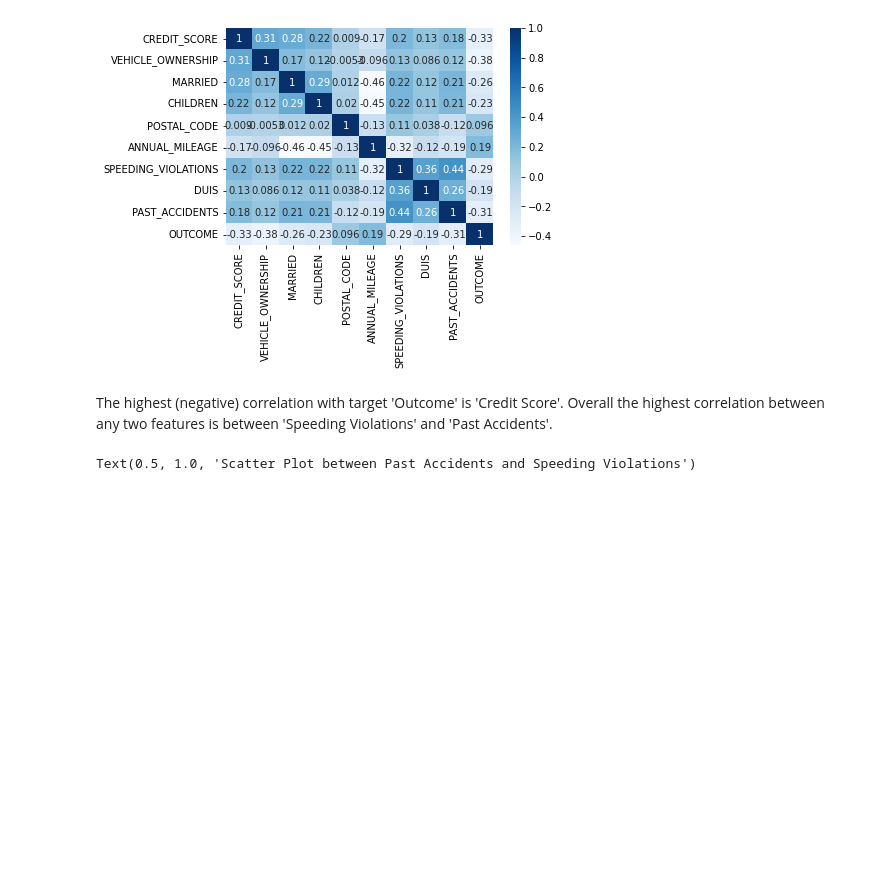
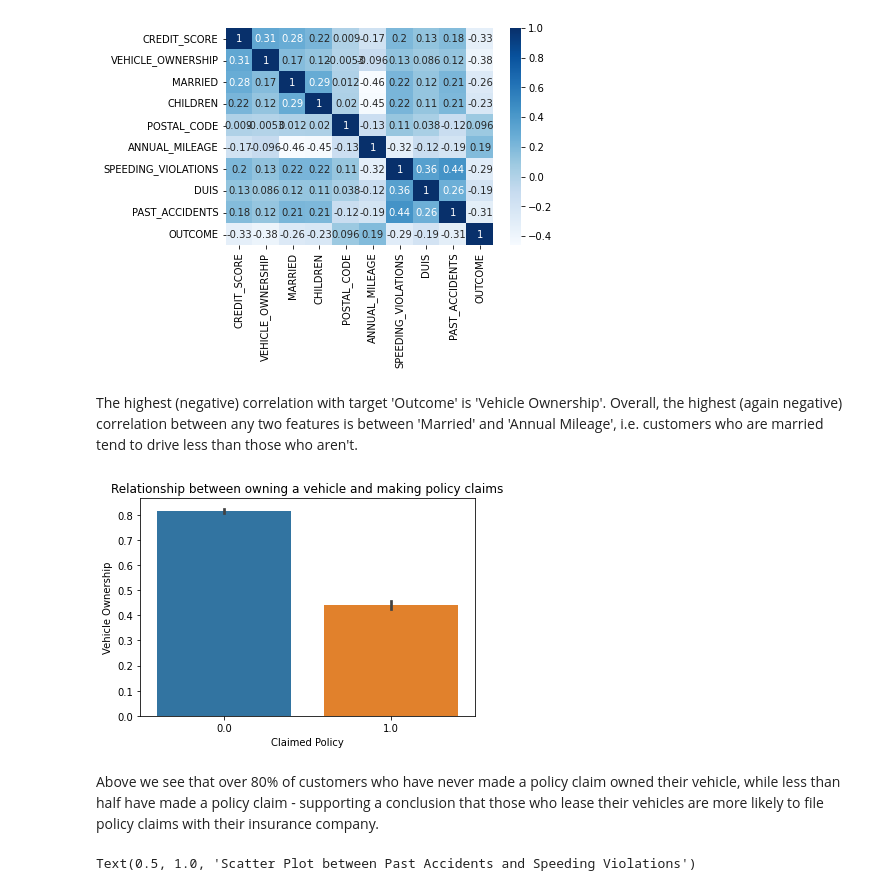
Before and after one commit to Numann-Malik/Auto-Insurance-Claims, a Jupyter notebook: CarInsurance.ipynb, the cells around one changed output. Cells and saved outputs as stored; diff of their text form; code cells hidden in the pictures; blank space fills up the shorter version.

```diff
--- a/CarInsurance.ipynb
+++ b/CarInsurance.ipynb
@@ -439,7 +491,17 @@ sns.heatmap(df.corr(),annot=True,cmap='Blues'); # Very little correlation betwee
 # %% [output]
 [figure]
 # %% [markdown]
-The highest (negative) correlation with target 'Outcome' is 'Credit Score'. Overall the highest correlation between any two features is between 'Speeding Violations' and 'Past Accidents'.
+The highest (negative) correlation with target 'Outcome' is 'Vehicle Ownership'. Overall, the highest (again negative) correlation between any two features is between 'Married' and 'Annual Mileage', i.e. customers who are married tend to drive less than those who aren't.
+# %%
+sns.barplot(data=df, y='VEHICLE_OWNERSHIP', x='OUTCOME')
+plt.title('Relationship between owning a vehicle and making policy claims')
+plt.ylabel('Vehicle Ownership')
+plt.xlabel('Claimed Policy')
+plt.show() # First Presentation Plot
+# %% [output]
+[figure, added]
+# %% [markdown]
+Above we see that over 80% of customers who have never made a policy claim owned their vehicle, while less than half have made a policy claim - supporting a conclusion that those who lease their vehicles are more likely to file policy claims with their insurance company.
 # %%
 # Scatter Plot with a regression line showing the trend
 sns.regplot(x = 'SPEEDING_VIOLATIONS', y= 'PAST_ACCIDENTS',data=df);
```
Also changed, not shown: parts of 74 cells of this notebook.
